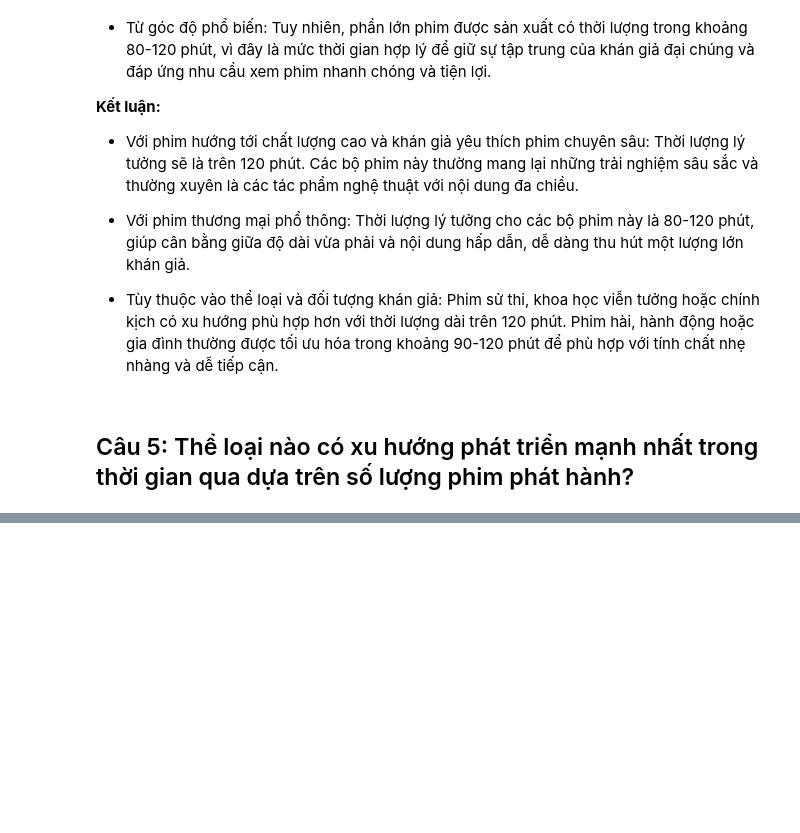
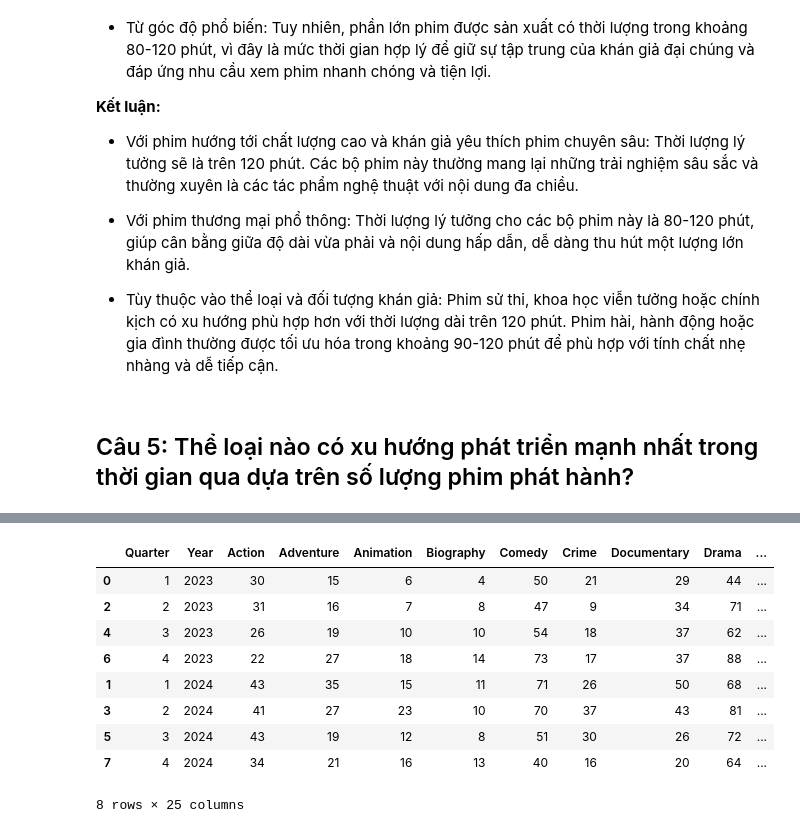
Before and after one commit to alpaca3000/IntroToDS, a Jupyter notebook: Source_codes/AnsweringQuestion.ipynb, the cells around one changed output, grey strips where cells are left out. Drawn from its saved outputs; the diff is of its cells as text; code cells hidden in the pictures; blank space fills up the shorter version.

```diff
--- a/Source_codes/AnsweringQuestion.ipynb
+++ b/Source_codes/AnsweringQuestion.ipynb
@@ -498,0 +542,16 @@ Trả lời câu hỏi này giúp dự đoán xu hướng phát triển của ng
+# %%
+grouped_data = grouped_data.reset_index()
+grouped_data["Time"] = grouped_data["Year"].astype(str) + "-Q" + grouped_data["Quarter"].astype(str)
+grouped_data = grouped_data.sort_values(by=["Year", "Quarter"])
+grouped_data
+# %% [output]
+|  | Quarter | Year | Action | Adventure | Animation | Biography | Comedy | Crime | Documentary | Drama | ... |
+| 0 | 1 | 2023 | 30 | 15 | 6 | 4 | 50 | 21 | 29 | 44 | ... |
+| 2 | 2 | 2023 | 31 | 16 | 7 | 8 | 47 | 9 | 34 | 71 | ... |
+| 4 | 3 | 2023 | 26 | 19 | 10 | 10 | 54 | 18 | 37 | 62 | ... |
+| 6 | 4 | 2023 | 22 | 27 | 18 | 14 | 73 | 17 | 37 | 88 | ... |
+| 1 | 1 | 2024 | 43 | 35 | 15 | 11 | 71 | 26 | 50 | 68 | ... |
+| 3 | 2 | 2024 | 41 | 27 | 23 | 10 | 70 | 37 | 43 | 81 | ... |
+| 5 | 3 | 2024 | 43 | 19 | 12 | 8 | 51 | 30 | 26 | 72 | ... |
+| 7 | 4 | 2024 | 34 | 21 | 16 | 13 | 40 | 16 | 20 | 64 | ... |
+8 rows × 25 columns
```
Also changed, not shown: parts of 13 cells of this notebook.
